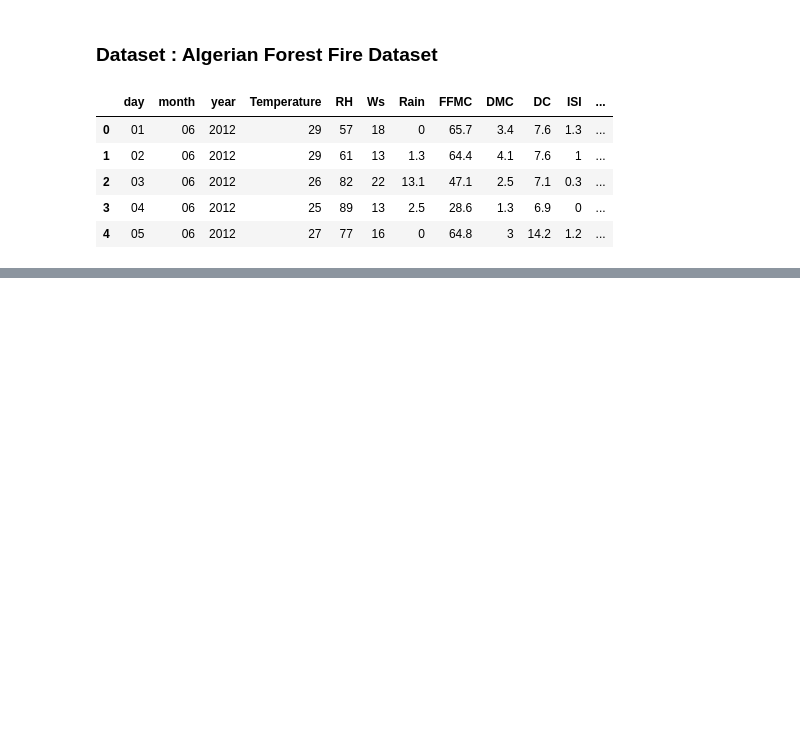
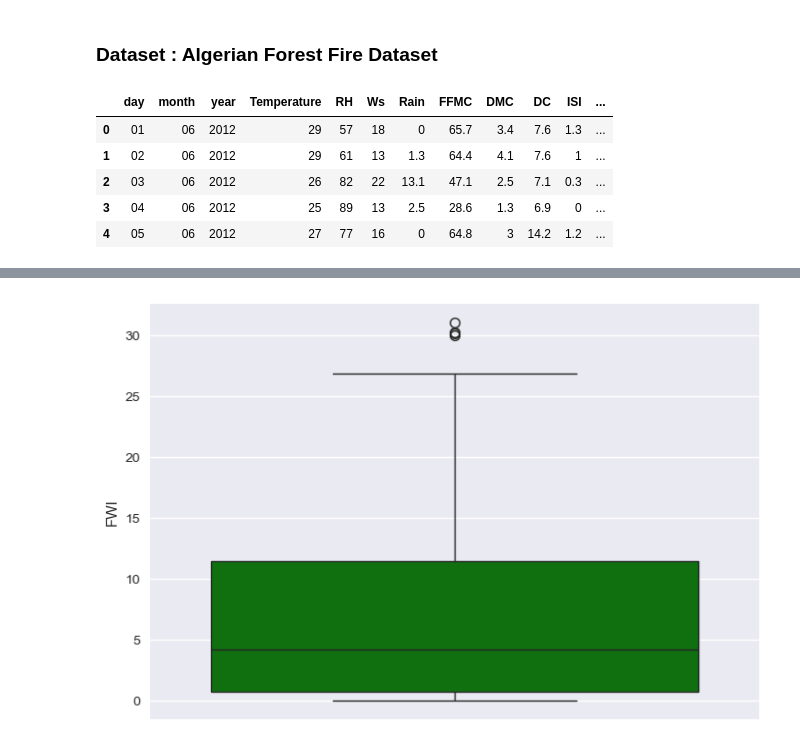
Before and after one commit to Manish2928/Basic-Regression-Project, a Jupyter notebook: notebooks/EDA_and_Feature_Engineering.ipynb, the cells around one changed output, grey strips where cells are left out. Saved outputs shown, nothing was run; the diff lists cells and outputs as text; code cells hidden in the pictures; blank space fills up the shorter version.

```diff
--- a/notebooks/EDA_and_Feature_Engineering.ipynb
+++ b/notebooks/EDA_and_Feature_Engineering.ipynb
@@ -21,0 +415,6 @@ dataset.head()
+# %%
+## Box Plot
+sns.boxplot(df_copy['FWI'],color='green')
+plt.show()
+# %% [output]
+[figure, added]
```
Also changed, not shown: parts of 51 cells of this notebook, 1 other file.
